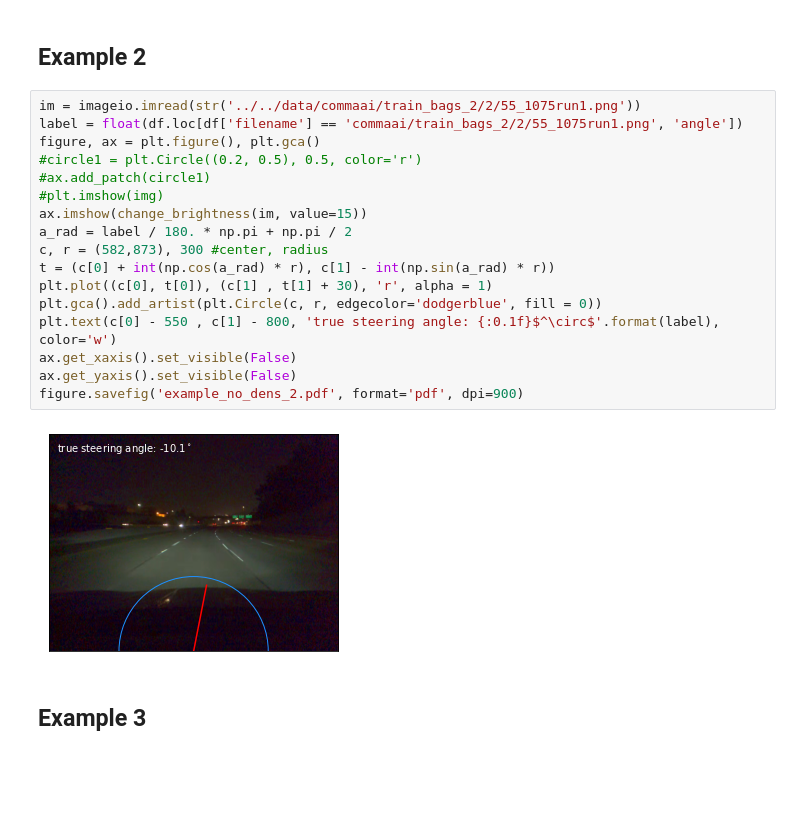
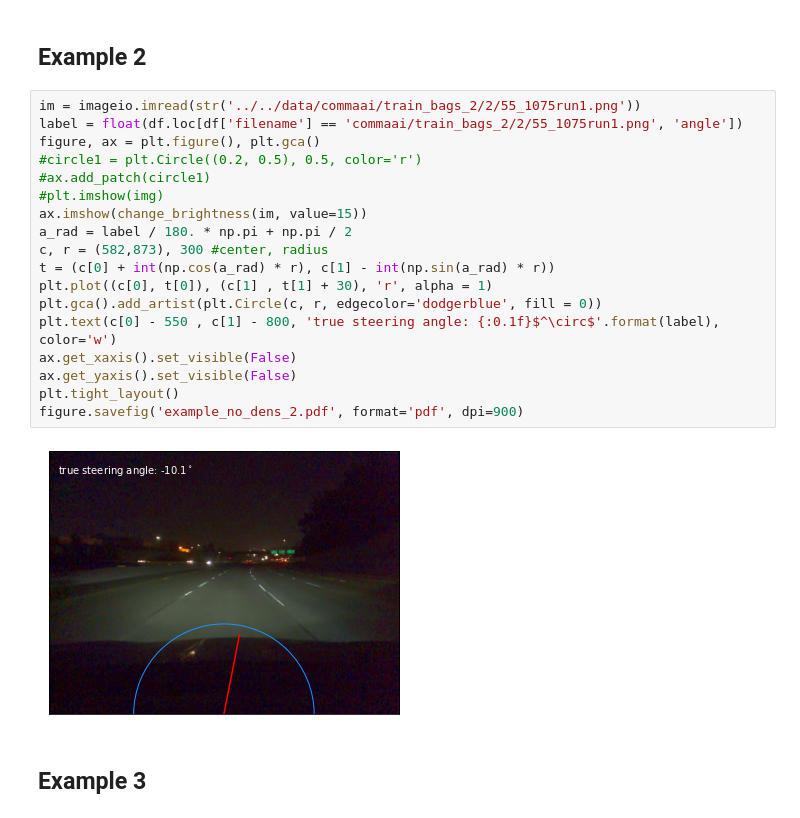
Before and after one commit to clarahoffmann/commaai, a Jupyter notebook: 02a_visualization/visualize_no_density.ipynb, the cells around one changed output. Saved outputs shown, nothing was run; the diff lists cells and outputs as text; blank space fills up the shorter version.

```diff
--- a/02a_visualization/visualize_no_density.ipynb
+++ b/02a_visualization/visualize_no_density.ipynb
@@ -66,22 +76,23 @@ figure.savefig('example_no_dens_1.pdf', format='pdf', dpi=900)
 # %%
 im = imageio.imread(str('../../data/commaai/train_bags_2/2/55_1075run1.png'))
 label = float(df.loc[df['filename'] == 'commaai/train_bags_2/2/55_1075run1.png', 'angle'])
 figure, ax = plt.figure(), plt.gca()
 #circle1 = plt.Circle((0.2, 0.5), 0.5, color='r')
 #ax.add_patch(circle1)
 #plt.imshow(img)
 ax.imshow(change_brightness(im, value=15))
 a_rad = label / 180. * np.pi + np.pi / 2
 c, r = (582,873), 300 #center, radius
 t = (c[0] + int(np.cos(a_rad) * r), c[1] - int(np.sin(a_rad) * r))
 plt.plot((c[0], t[0]), (c[1] , t[1] + 30), 'r', alpha = 1)
 plt.gca().add_artist(plt.Circle(c, r, edgecolor='dodgerblue', fill = 0))
 plt.text(c[0] - 550 , c[1] - 800, 'true steering angle: {:0.1f}$^\circ$'.format(label), color='w')
 ax.get_xaxis().set_visible(False)
 ax.get_yaxis().set_visible(False)
+plt.tight_layout()
 figure.savefig('example_no_dens_2.pdf', format='pdf', dpi=900)
 # %% [output]
-[figure, old version]
+[figure, new version]
 # %% [markdown]
 ## Example 3
 # %%
```
Also changed, not shown: parts of 4 cells of this notebook, 14 other files.
